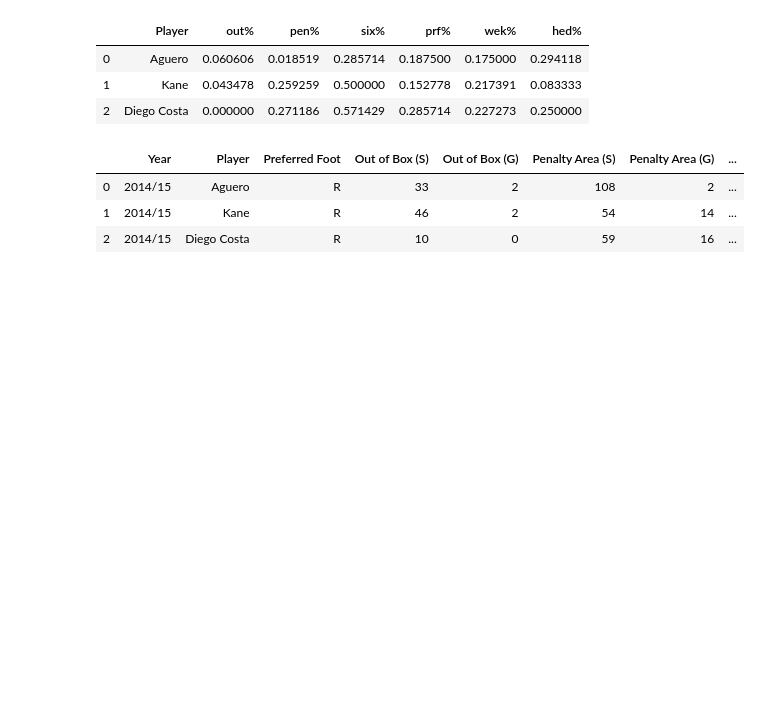
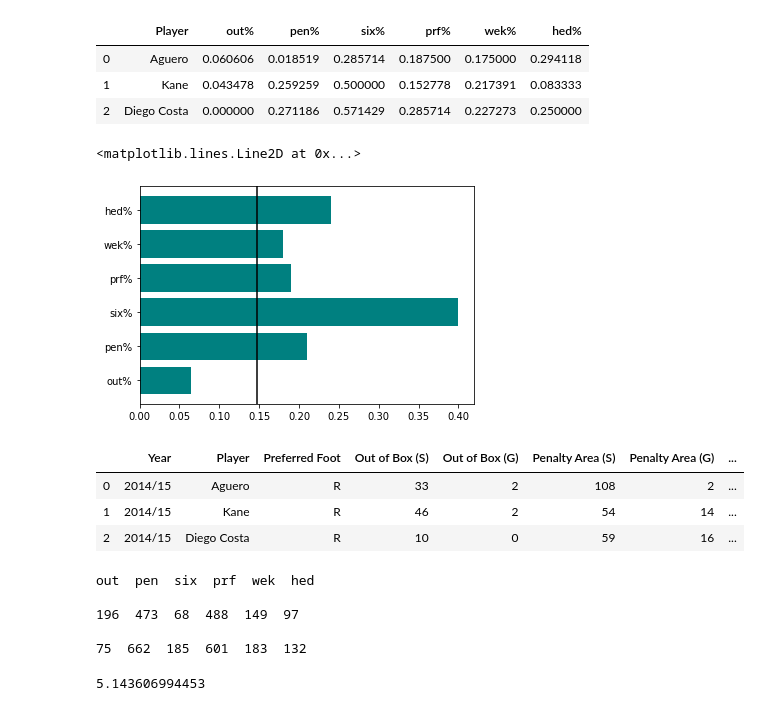
Before and after one commit to gideonk063/module_3_project, a Jupyter notebook: Shot_locations.ipynb, the cells around one changed output. Saved outputs shown, nothing was run; the diff lists cells and outputs as text; code cells hidden in the pictures; blank space fills up the shorter version.

```diff
--- a/Shot_locations.ipynb
+++ b/Shot_locations.ipynb
@@ -45,6 +45,12 @@ df_2.head(3)
 | 0 | Aguero | 0.060606 | 0.018519 | 0.285714 | 0.187500 | 0.175000 | 0.294118 |
 | 1 | Kane | 0.043478 | 0.259259 | 0.500000 | 0.152778 | 0.217391 | 0.083333 |
 | 2 | Diego Costa | 0.000000 | 0.271186 | 0.571429 | 0.285714 | 0.227273 | 0.250000 |
+# %%
+plt.barh(['out%','pen%','six%','prf%','wek%','hed%'],[.064,.21,.40,.19,.18,.24],color='teal')
+plt.axvline(0.1476,color='k')
+# %% [output]
+<matplotlib.lines.Line2D at 0x...>
+[figure, added]
 # %%
 df_3.head(3)
 # %% [output]
@@ -62,0 +74,18 @@ def get_sample_means(n,p,sample_size,iterations):
+# %%
+print('out','','pen','','six','','prf','','wek','','hed')
+print('')
+print(196,'',473,'',68,'',488,'',149,'',97)
+print('')
+print(75,'',662,'',185,'',601,'',183,'',132)
+# %% [output]
+out  pen  six  prf  wek  hed
+
+196  473  68  488  149  97
+
+75  662  185  601  183  132
+# %%
+current_var = (254)*(30/254)*(1-30/254)
+current_std = current_var**.5
+current_std
+# %% [output]
+5.143606994453
```
Also changed, not shown: parts of 15 cells of this notebook, 1 other file.
